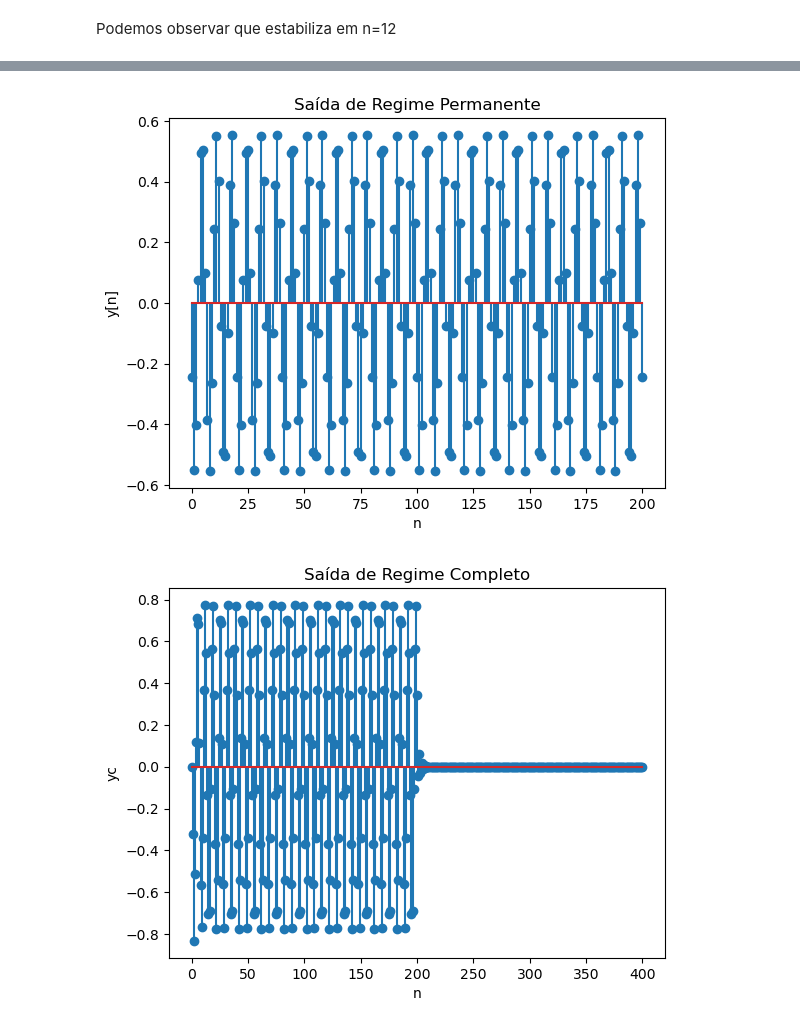
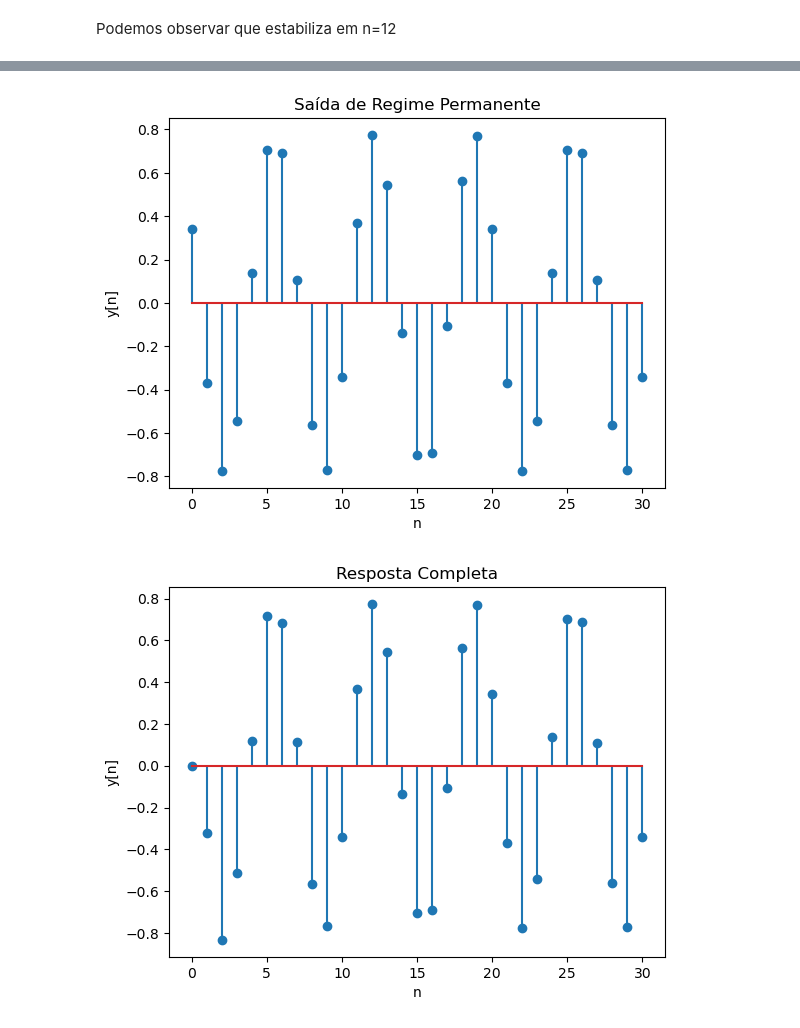
Before and after one commit to Emanuel600/Misc, a Jupyter notebook: DSP/P1_2.ipynb, the cells around one changed output, grey strips where cells are left out. Saved outputs shown, nothing was run; the diff lists cells and outputs as text; code cells hidden in the pictures.

```diff
--- a/DSP/P1_2.ipynb
+++ b/DSP/P1_2.ipynb
@@ -123,18 +124,18 @@ plot_cont([np.angle(H), w], xl="ω", yl="Φ", title="Resposta à Frequência (Fa
 # %%
 ## Para a Frequência de x:
 wx = 0.3*np.pi
 sx = -j*wx
-Hx = (1/(1-0.2*np.exp(sx))) - (0.6/(1 - 0.6*np.exp(sx)))
+Hx = (1/(1-0.2*np.exp(sx))) - (0.6/(1 + 0.6*np.exp(sx)))
 ## Reconstruindo a saída:
-n = np.arange(0, 201, 1)
+n = np.arange(0, 31, 1)
 y = np.abs(Hx)*(np.cos(wx*n + np.pi/2 + np.angle(Hx)))
 plot([y, n], title="Saída de Regime Permanente")
-## Reconstruíndo saída completa -> Não:
+## Reconstruíndo saída completa
 x = np.cos(wx*n + np.pi/2)
-h = (0.2**n + (-0.6)**(n+1))
-yc = np.convolve(x, h)
-ny = np.arange(2*n[0], 2*n[-1]+1)
-plot([yc, ny], yl="yc", title="Saída de Regime Completo")
+a = [1, 0.4, -0.12]
+b = [0.4, 0.72]
+y = sp.lfilter(b, a, x)
+plot([y, n], title="Resposta Completa")
 # %% [output]
-[figure, old version]
+[figure, new version]
-[figure, old version]
+[figure, new version]
```
Also changed, not shown: parts of 2 cells of this notebook.
